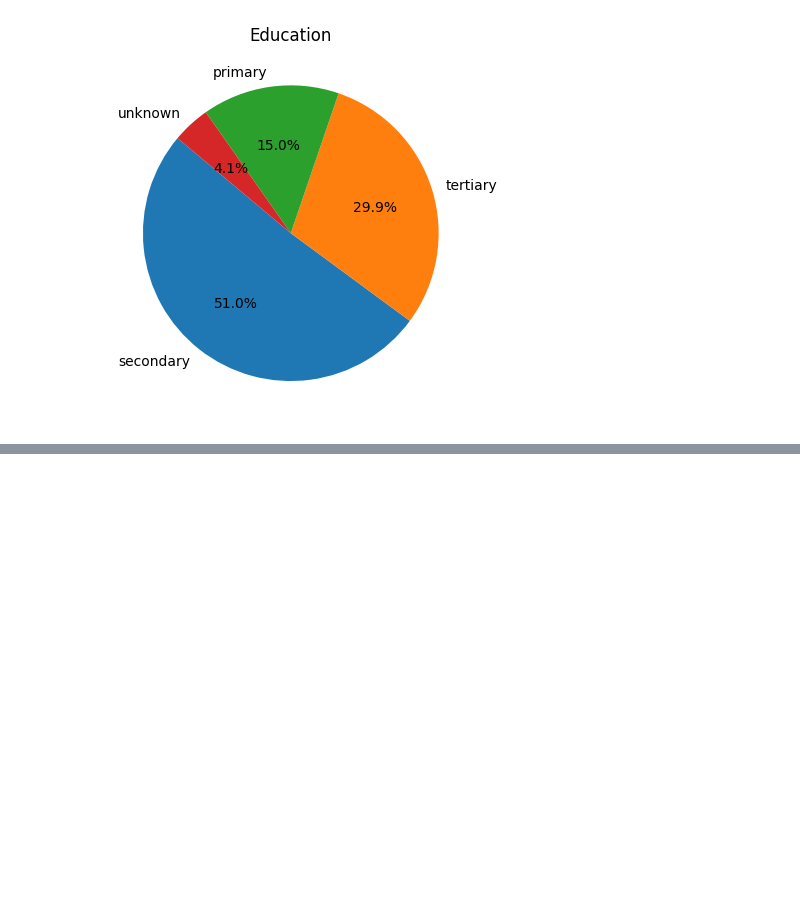
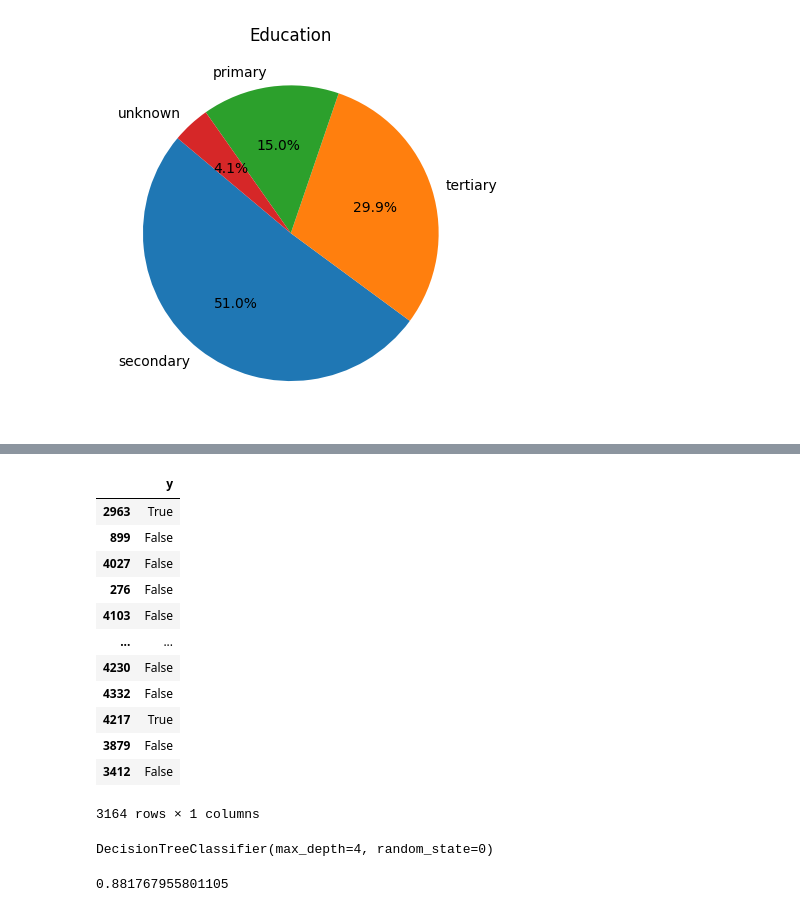
Before and after one commit to debizson/Mesi, a Jupyter notebook: ai_database_.ipynb, the cells around one changed output, grey strips where cells are left out. Saved outputs shown, nothing was run; the diff lists cells and outputs as text; code cells hidden in the pictures; blank space fills up the shorter version.

```diff
--- a/ai_database_.ipynb
+++ b/ai_database_.ipynb
@@ -439,0 +510,35 @@ plt.show()
+# %%
+train_y
+# %% [output]
+|  | y |
+| 2963 | True |
+| 899 | False |
+| 4027 | False |
+| 276 | False |
+| 4103 | False |
+| ... | ... |
+| 4230 | False |
+| 4332 | False |
+| 4217 | True |
+| 3879 | False |
+| 3412 | False |
+3164 rows × 1 columns
+# %%
+# Az osztályozásos döntési fa modellt választottam a folytonos attributumokra
+#  és a diszkrét címkére
+#  Ha a fa 4 mélységű az jobbnak bizonyul egy kicsit mint a 3 mélységű
+#  Vigyázni kell, hogy nehogy túl illesszük a mélységgel, hogy a lenti
+#  hiba ne romoljon.
+
+from sklearn.tree import DecisionTreeClassifier
+
+classification_tree = DecisionTreeClassifier(random_state=0, max_depth=4)
+classification_tree.fit(train_x, train_y)
+# %% [output]
+DecisionTreeClassifier(max_depth=4, random_state=0)
+# %%
+from sklearn.metrics import accuracy_score
+
+accuracy_score(test_y, classification_tree.predict(test_x))
+# %% [output]
+0.881767955801105
```
Also changed, not shown: parts of 8 cells of this notebook.
